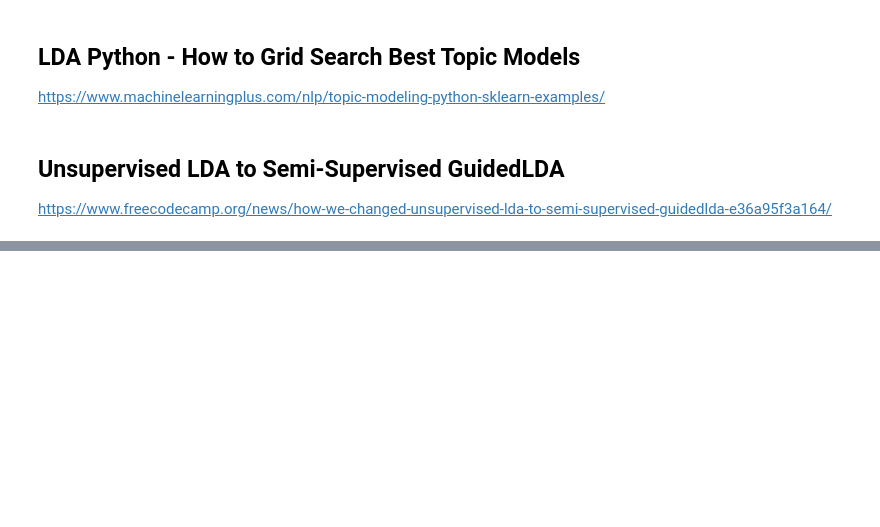
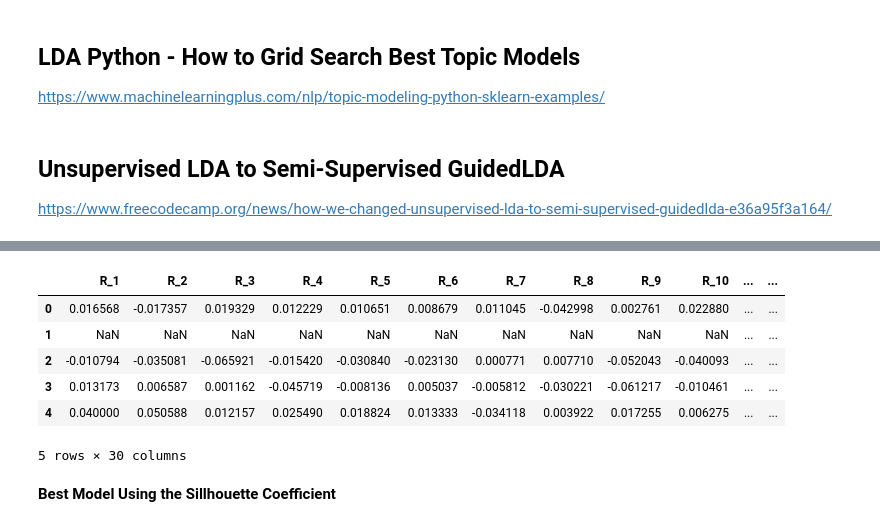
Before and after one commit to mikebrowne/BioPharmaceuticalFactorModel, a Jupyter notebook: notebooks/exploratory/05-TopicModelling-NotesAndPlayground.ipynb, the cells around one changed output, grey strips where cells are left out. Saved outputs shown, nothing was run; the diff lists cells and outputs as text; code cells hidden in the pictures; blank space fills up the shorter version.

```diff
--- a/notebooks/exploratory/05-TopicModelling-NotesAndPlayground.ipynb
+++ b/notebooks/exploratory/05-TopicModelling-NotesAndPlayground.ipynb
@@ -219,0 +371,16 @@ https://www.freecodecamp.org/news/how-we-changed-unsupervised-lda-to-semi-superv
+# %%
+# Clean price data and get the returns window
+prices_df = clean_and_format_prices(stock_prices_raw, articles.ticker.unique())
+
+# Return Window
+return_window = compute_return_window(articles, prices_df, n_window=30)
+
+return_window.sort_index().head()
+# %% [output]
+|  | R_1 | R_2 | R_3 | R_4 | R_5 | R_6 | R_7 | R_8 | R_9 | R_10 | ... | ... |
+| 0 | 0.016568 | -0.017357 | 0.019329 | 0.012229 | 0.010651 | 0.008679 | 0.011045 | -0.042998 | 0.002761 | 0.022880 | ... | ... |
+| 1 | NaN | NaN | NaN | NaN | NaN | NaN | NaN | NaN | NaN | NaN | ... | ... |
+| 2 | -0.010794 | -0.035081 | -0.065921 | -0.015420 | -0.030840 | -0.023130 | 0.000771 | 0.007710 | -0.052043 | -0.040093 | ... | ... |
+| 3 | 0.013173 | 0.006587 | 0.001162 | -0.045719 | -0.008136 | 0.005037 | -0.005812 | -0.030221 | -0.061217 | -0.010461 | ... | ... |
+| 4 | 0.040000 | 0.050588 | 0.012157 | 0.025490 | 0.018824 | 0.013333 | -0.034118 | 0.003922 | 0.017255 | 0.006275 | ... | ... |
+5 rows × 30 columns
@@ -219,0 +440,2 @@ https://www.freecodecamp.org/news/how-we-changed-unsupervised-lda-to-semi-superv
+# %% [markdown]
+**Best Model Using the Sillhouette Coefficient**
```
Also changed, not shown: parts of 27 cells of this notebook.
